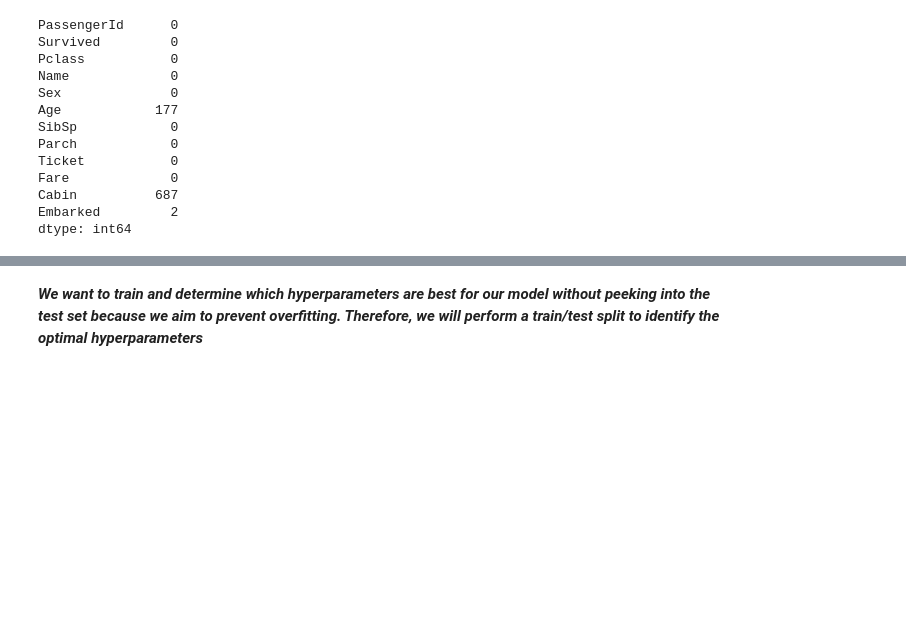
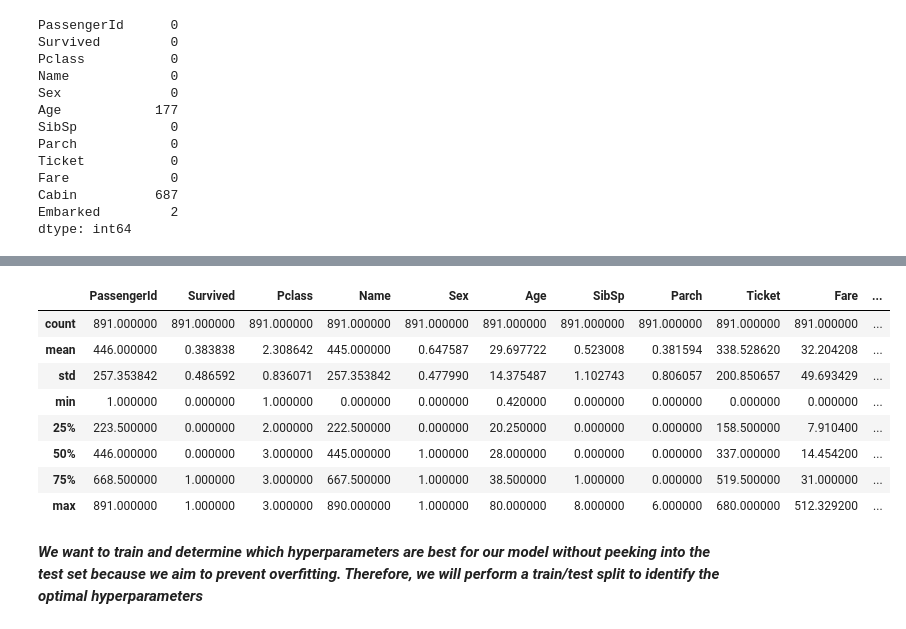
Before and after one commit to kristijanpetronijevic/kaggle_titanic, a Jupyter notebook: train.ipynb, the cells around one changed output, grey strips where cells are left out. Drawn from its saved outputs; the diff is of its cells as text; code cells hidden in the pictures; blank space fills up the shorter version.

```diff
--- a/train.ipynb
+++ b/train.ipynb
@@ -113,3 +88,29 @@ def std(data_frame):
+# %%
+from sklearn.preprocessing import OrdinalEncoder
+
+def encode_categorical_inplace(data_frame):
+    # List of categorical columns
+    categorical_columns = [col for col in data_frame.columns if data_frame[col].dtype == 'object']
+
+    # Initialize OrdinalEncoder
+    encoder = OrdinalEncoder()
+
+    # Iterate through each categorical attribute
+    for column in categorical_columns:
+        # Check if the attribute is not numeric
+        if not pd.api.types.is_numeric_dtype(data_frame[column]):
+            # Convert the categorical attribute to numerical values
+            data_frame[column] = encoder.fit_transform(data_frame[[column]])
 # %%
-data_frame = std(data_frame)
-data_frame
+encode_categorical_inplace(data_frame)
+data_frame.describe()
+# %% [output]
+|  | PassengerId | Survived | Pclass | Name | Sex | Age | SibSp | Parch | Ticket | Fare | ... |
+| count | 891.000000 | 891.000000 | 891.000000 | 891.000000 | 891.000000 | 891.000000 | 891.000000 | 891.000000 | 891.000000 | 891.000000 | ... |
+| mean | 446.000000 | 0.383838 | 2.308642 | 445.000000 | 0.647587 | 29.697722 | 0.523008 | 0.381594 | 338.528620 | 32.204208 | ... |
+| std | 257.353842 | 0.486592 | 0.836071 | 257.353842 | 0.477990 | 14.375487 | 1.102743 | 0.806057 | 200.850657 | 49.693429 | ... |
+| min | 1.000000 | 0.000000 | 1.000000 | 0.000000 | 0.000000 | 0.420000 | 0.000000 | 0.000000 | 0.000000 | 0.000000 | ... |
+| 25% | 223.500000 | 0.000000 | 2.000000 | 222.500000 | 0.000000 | 20.250000 | 0.000000 | 0.000000 | 158.500000 | 7.910400 | ... |
+| 50% | 446.000000 | 0.000000 | 3.000000 | 445.000000 | 1.000000 | 28.000000 | 0.000000 | 0.000000 | 337.000000 | 14.454200 | ... |
+| 75% | 668.500000 | 1.000000 | 3.000000 | 667.500000 | 1.000000 | 38.500000 | 1.000000 | 0.000000 | 519.500000 | 31.000000 | ... |
+| max | 891.000000 | 1.000000 | 3.000000 | 890.000000 | 1.000000 | 80.000000 | 8.000000 | 6.000000 | 680.000000 | 512.329200 | ... |
```
Also changed, not shown: parts of 54 cells of this notebook.
